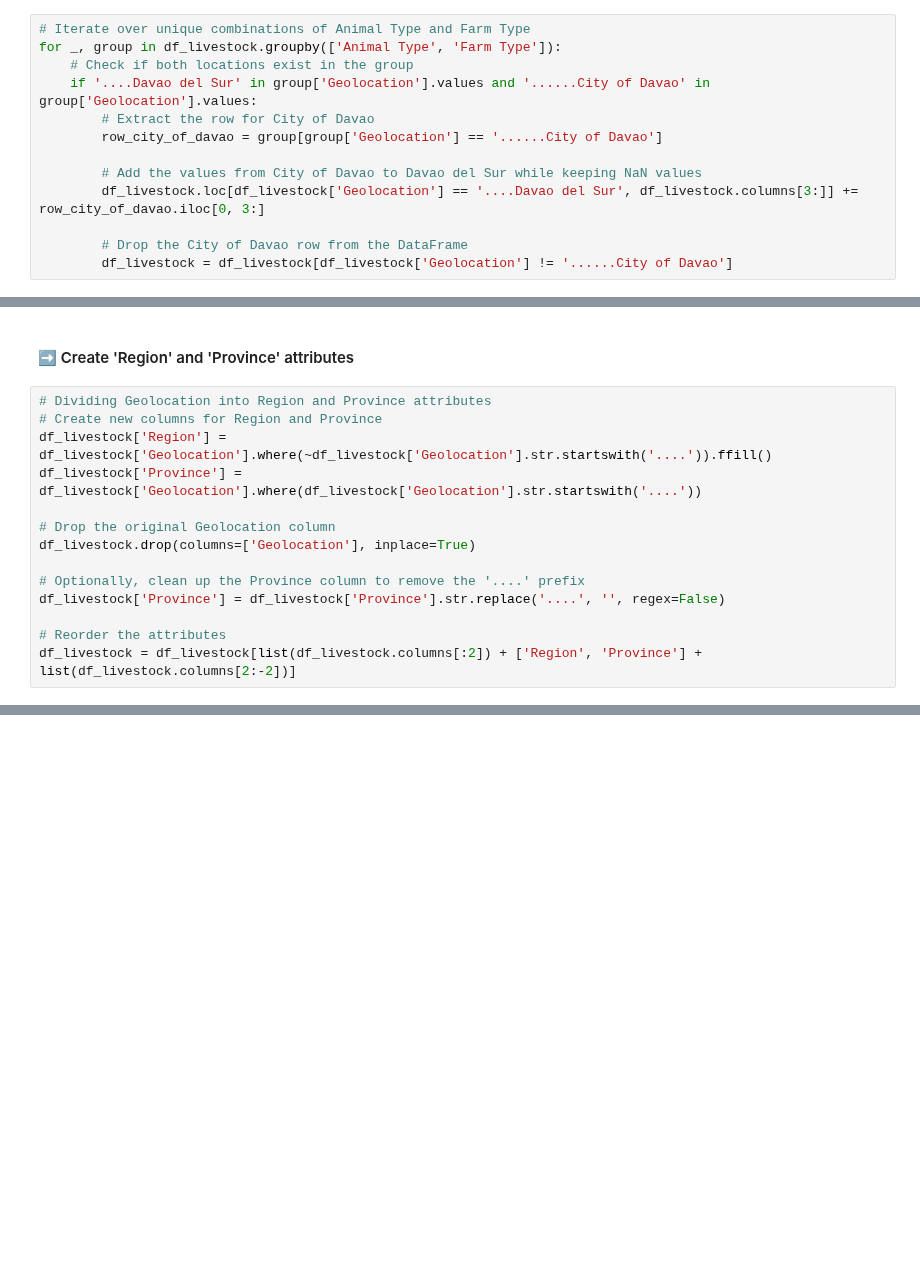
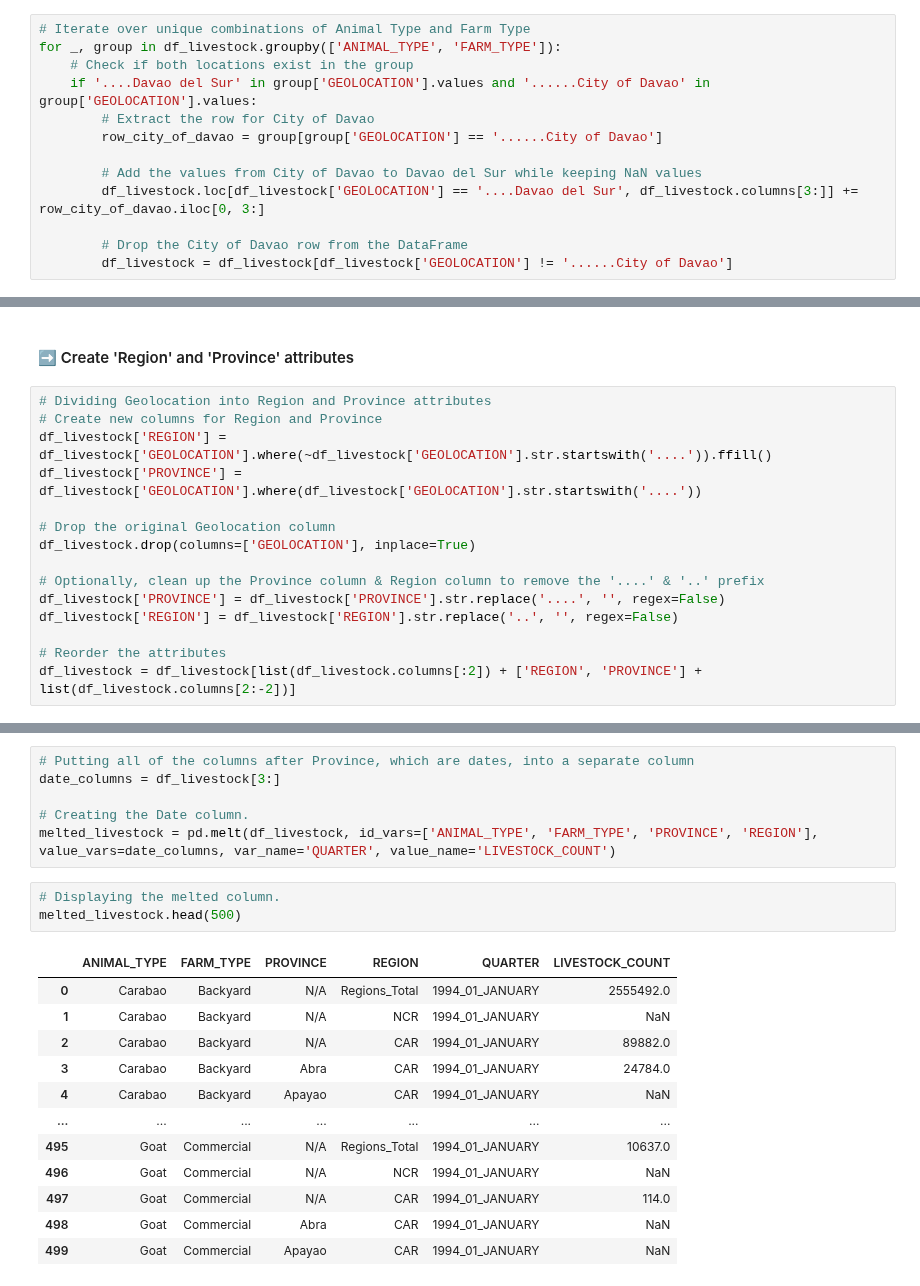
Before and after one commit to alpacaShiro/Livestock_Lifelines, a Jupyter notebook: project_grp2.ipynb, the cells around one changed output, grey strips where cells are left out. Drawn from its saved outputs; the diff is of its cells as text; blank space fills up the shorter version.

```diff
--- a/project_grp2.ipynb
+++ b/project_grp2.ipynb
@@ -223,17 +238,17 @@ for _, group in df_livestock.groupby(['Animal Type', 'Farm Type']):
 #### ➡️ Add the values of City of Davao to Davao del Sur
 # %%
 # Iterate over unique combinations of Animal Type and Farm Type
-for _, group in df_livestock.groupby(['Animal Type', 'Farm Type']):
+for _, group in df_livestock.groupby(['ANIMAL_TYPE', 'FARM_TYPE']):
     # Check if both locations exist in the group
-    if '....Davao del Sur' in group['Geolocation'].values and '......City of Davao' in group['Geolocation'].values:
+    if '....Davao del Sur' in group['GEOLOCATION'].values and '......City of Davao' in group['GEOLOCATION'].values:
         # Extract the row for City of Davao
-        row_city_of_davao = group[group['Geolocation'] == '......City of Davao']
+        row_city_of_davao = group[group['GEOLOCATION'] == '......City of Davao']
 
         # Add the values from City of Davao to Davao del Sur while keeping NaN values
-        df_livestock.loc[df_livestock['Geolocation'] == '....Davao del Sur', df_livestock.columns[3:]] += row_city_of_davao.iloc[0, 3:]
+        df_livestock.loc[df_livestock['GEOLOCATION'] == '....Davao del Sur', df_livestock.columns[3:]] += row_city_of_davao.iloc[0, 3:]
 
         # Drop the City of Davao row from the DataFrame
-        df_livestock = df_livestock[df_livestock['Geolocation'] != '......City of Davao']
+        df_livestock = df_livestock[df_livestock['GEOLOCATION'] != '......City of Davao']
 # %% [output]
 A value is trying to be set on a copy of a slice from a DataFrame
 
@@ -244,14 +259,15 @@ See the caveats in the documentation: https://pandas.pydata.org/pandas-docs/stab
 # %%
 # Dividing Geolocation into Region and Province attributes
 # Create new columns for Region and Province
-df_livestock['Region'] = df_livestock['Geolocation'].where(~df_livestock['Geolocation'].str.startswith('....')).ffill()
-df_livestock['Province'] = df_livestock['Geolocation'].where(df_livestock['Geolocation'].str.startswith('....'))
+df_livestock['REGION'] = df_livestock['GEOLOCATION'].where(~df_livestock['GEOLOCATION'].str.startswith('....')).ffill()
+df_livestock['PROVINCE'] = df_livestock['GEOLOCATION'].where(df_livestock['GEOLOCATION'].str.startswith('....'))
 
 # Drop the original Geolocation column
-df_livestock.drop(columns=['Geolocation'], inplace=True)
+df_livestock.drop(columns=['GEOLOCATION'], inplace=True)
 
-# Optionally, clean up the Province column to remove the '....' prefix
-df_livestock['Province'] = df_livestock['Province'].str.replace('....', '', regex=False)
+# Optionally, clean up the Province column & Region column to remove the '....' & '..' prefix
+df_livestock['PROVINCE'] = df_livestock['PROVINCE'].str.replace('....', '', regex=False)
+df_livestock['REGION'] = df_livestock['REGION'].str.replace('..', '', regex=False)
 
 # Reorder the attributes
-df_livestock = df_livestock[list(df_livestock.columns[:2]) + ['Region', 'Province'] + list(df_livestock.columns[2:-2])]
+df_livestock = df_livestock[list(df_livestock.columns[:2]) + ['REGION', 'PROVINCE'] + list(df_livestock.columns[2:-2])]
@@ -257,0 +407,22 @@ df_livestock = df_livestock[list(df_livestock.columns[:2]) + ['Region', 'Provinc
+# %%
+# Putting all of the columns after Province, which are dates, into a separate column
+date_columns = df_livestock[3:]
+
+# Creating the Date column.
+melted_livestock = pd.melt(df_livestock, id_vars=['ANIMAL_TYPE', 'FARM_TYPE', 'PROVINCE', 'REGION'], value_vars=date_columns, var_name='QUARTER', value_name='LIVESTOCK_COUNT')
+# %%
+# Displaying the melted column.
+melted_livestock.head(500)
+# %% [output]
+|  | ANIMAL_TYPE | FARM_TYPE | PROVINCE | REGION | QUARTER | LIVESTOCK_COUNT |
+| 0 | Carabao | Backyard | N/A | Regions_Total | 1994_01_JANUARY | 2555492.0 |
+| 1 | Carabao | Backyard | N/A | NCR | 1994_01_JANUARY | NaN |
+| 2 | Carabao | Backyard | N/A | CAR | 1994_01_JANUARY | 89882.0 |
+| 3 | Carabao | Backyard | Abra | CAR | 1994_01_JANUARY | 24784.0 |
+| 4 | Carabao | Backyard | Apayao | CAR | 1994_01_JANUARY | NaN |
+| ... | ... | ... | ... | ... | ... | ... |
+| 495 | Goat | Commercial | N/A | Regions_Total | 1994_01_JANUARY | 10637.0 |
+| 496 | Goat | Commercial | N/A | NCR | 1994_01_JANUARY | NaN |
+| 497 | Goat | Commercial | N/A | CAR | 1994_01_JANUARY | 114.0 |
+| 498 | Goat | Commercial | Abra | CAR | 1994_01_JANUARY | NaN |
+| 499 | Goat | Commercial | Apayao | CAR | 1994_01_JANUARY | NaN |
```
Also changed, not shown: parts of 19 cells of this notebook.
